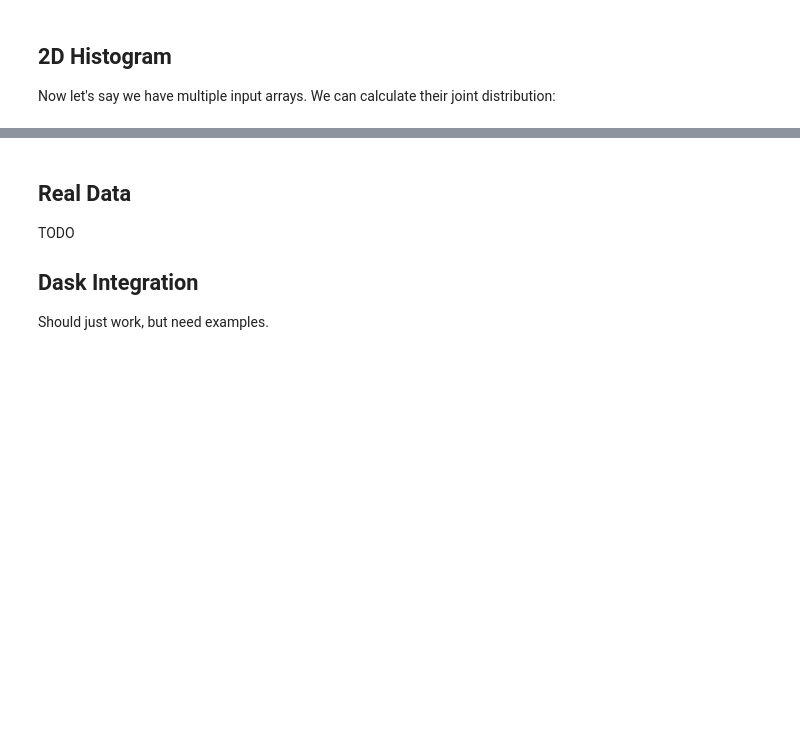
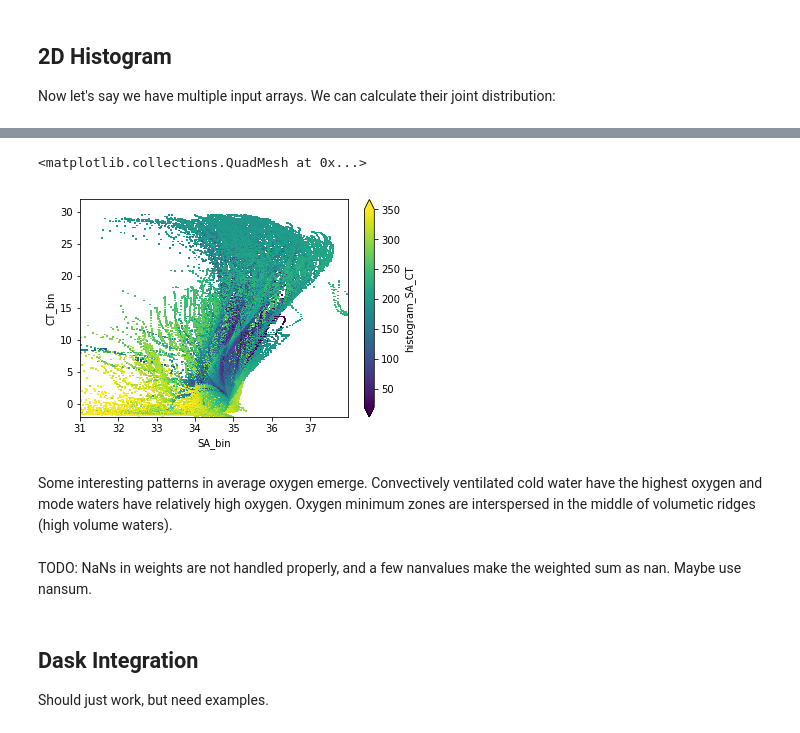
Before and after one commit to xgcm/xhistogram, a Jupyter notebook: doc/tutorial.ipynb, the cells around one changed output, grey strips where cells are left out. Drawn from its saved outputs; the diff is of its cells as text; code cells hidden in the pictures; blank space fills up the shorter version.

```diff
--- a/doc/tutorial.ipynb
+++ b/doc/tutorial.ipynb
@@ -69,8 +174,22 @@ histogram(da, db, bins=[bins, bins]).plot()
+# %%
+hTSO2 = (histogram(Ocean_TS.SA.where(~np.isnan(Ocean_TS.O2)),
+                   Ocean_TS.CT.where(~np.isnan(Ocean_TS.O2)),
+                   bins=[sbins, tbins],
+                   weights=Ocean_TS.O2.where(~np.isnan(Ocean_TS.O2))*dVol)/
+                histogram(Ocean_TS.SA.where(~np.isnan(Ocean_TS.O2)),
+                   Ocean_TS.CT.where(~np.isnan(Ocean_TS.O2)),
+                   bins=[sbins, tbins],
+                   weights=dVol))
+
+(hTSO2.T).plot(vmin=20, vmax=350)
+# %% [output]
+<matplotlib.collections.QuadMesh at 0x...>
+[figure, added]
+# %% [markdown]
+Some interesting patterns in average oxygen emerge. Convectively ventilated cold water have the highest oxygen and mode waters have relatively high oxygen. Oxygen minimum zones are interspersed in the middle of volumetic ridges (high volume waters).
+# %% [markdown]
+TODO: NaNs in weights are not handled properly, and a few nanvalues make the weighted sum as nan. Maybe use nansum.
 # %% [markdown]
-## Real Data
-
-TODO
-
 ## Dask Integration
 
 Should just work, but need examples.
```
Also changed, not shown: parts of 17 cells of this notebook, 7 other files.
